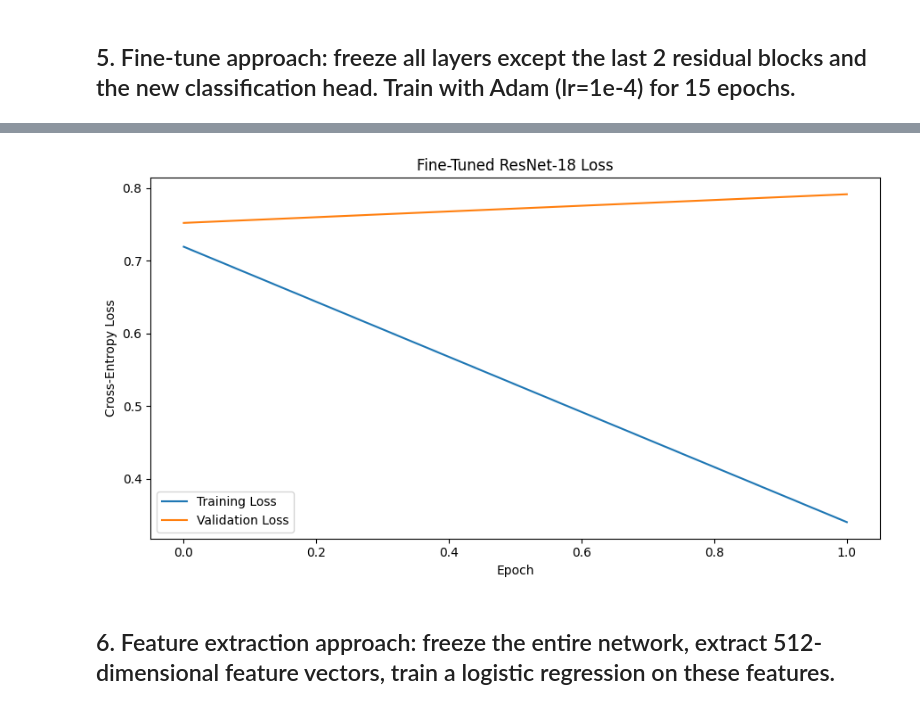
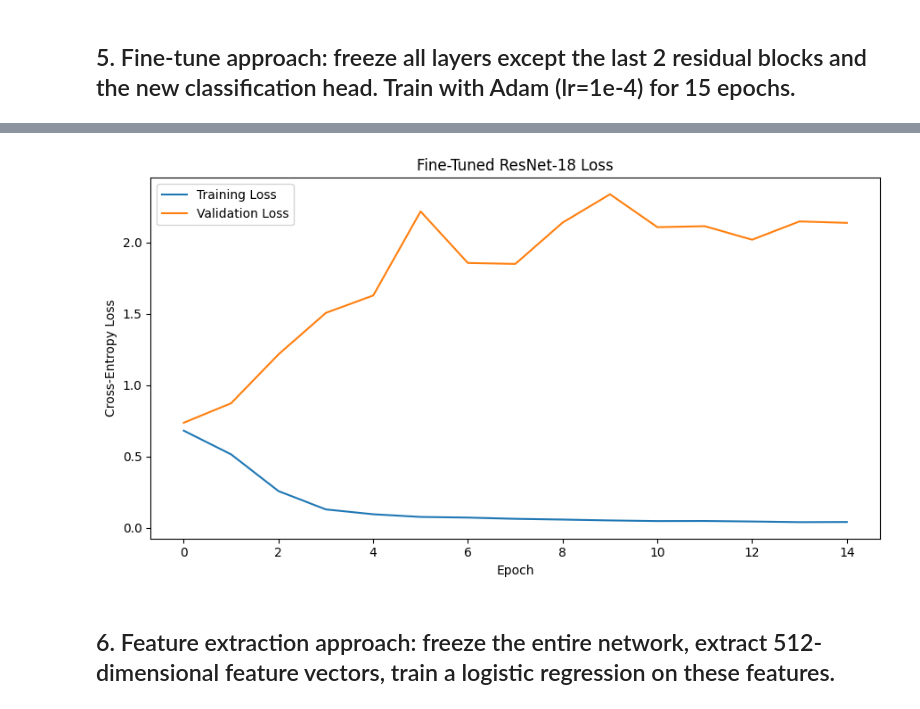
Before and after one commit to jarviscanada/jarvis_data_eng_YashMehrotra, a Jupyter notebook: ml_2/notebooks/05_transfer_learning.ipynb, the cells around one changed output, grey strips where cells are left out. Saved outputs shown, nothing was run; the diff lists cells and outputs as text; code cells hidden in the pictures.

```diff
--- a/ml_2/notebooks/05_transfer_learning.ipynb
+++ b/ml_2/notebooks/05_transfer_learning.ipynb
@@ -541,7 +505,7 @@ finetune_resnet, finetune_history = (
         finetune_resnet,
         train_image_loader,
         val_image_loader,
-        epochs=2 if FAST_MODE else 15,
+        epochs=15,
         lr=1e-4,
     )
 )
@@ -572,4 +549,4 @@ Epoch 02 | Train Loss: 0.340076 | Validation Loss: 0.791627
-[figure, old version]
+[figure, new version]
 # %% [markdown]
 ## 6. Feature extraction approach: freeze the entire network, extract 512-dimensional feature vectors, train a logistic regression on these features.
 # %%
```
Also changed, not shown: parts of 10 cells of this notebook, 37 other files.
